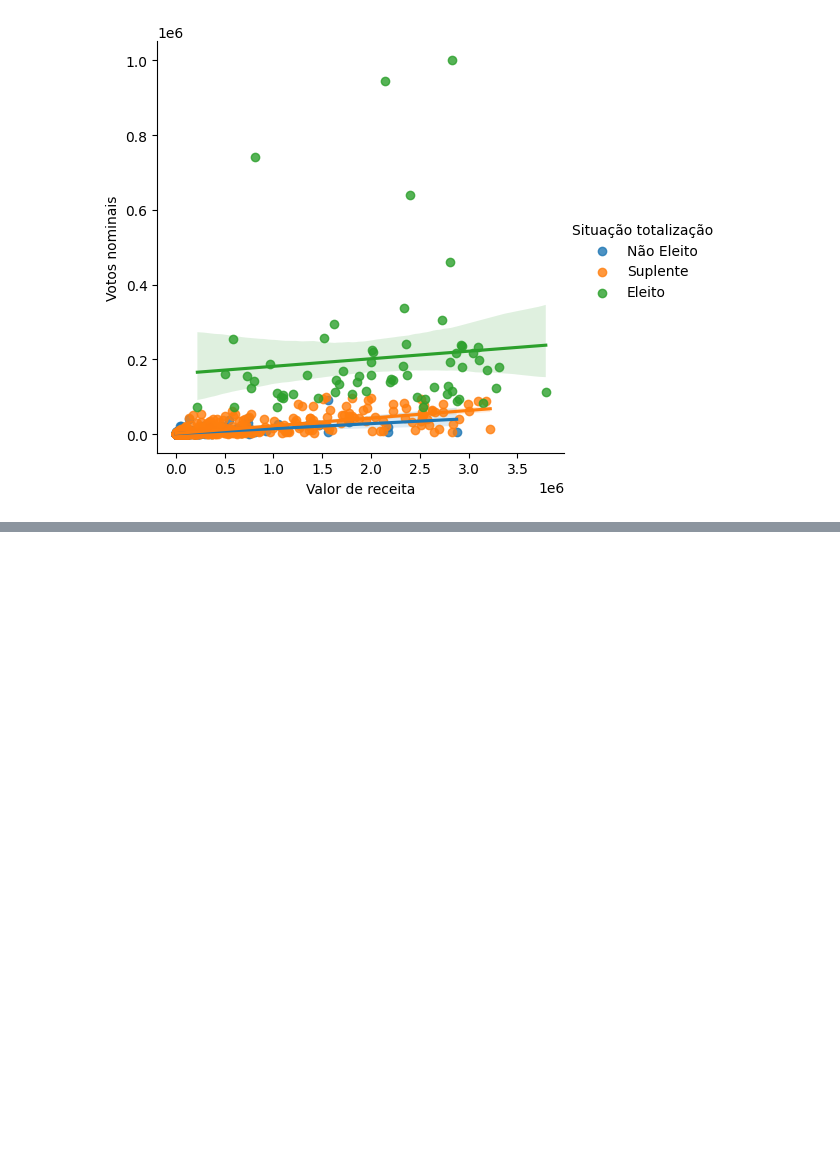
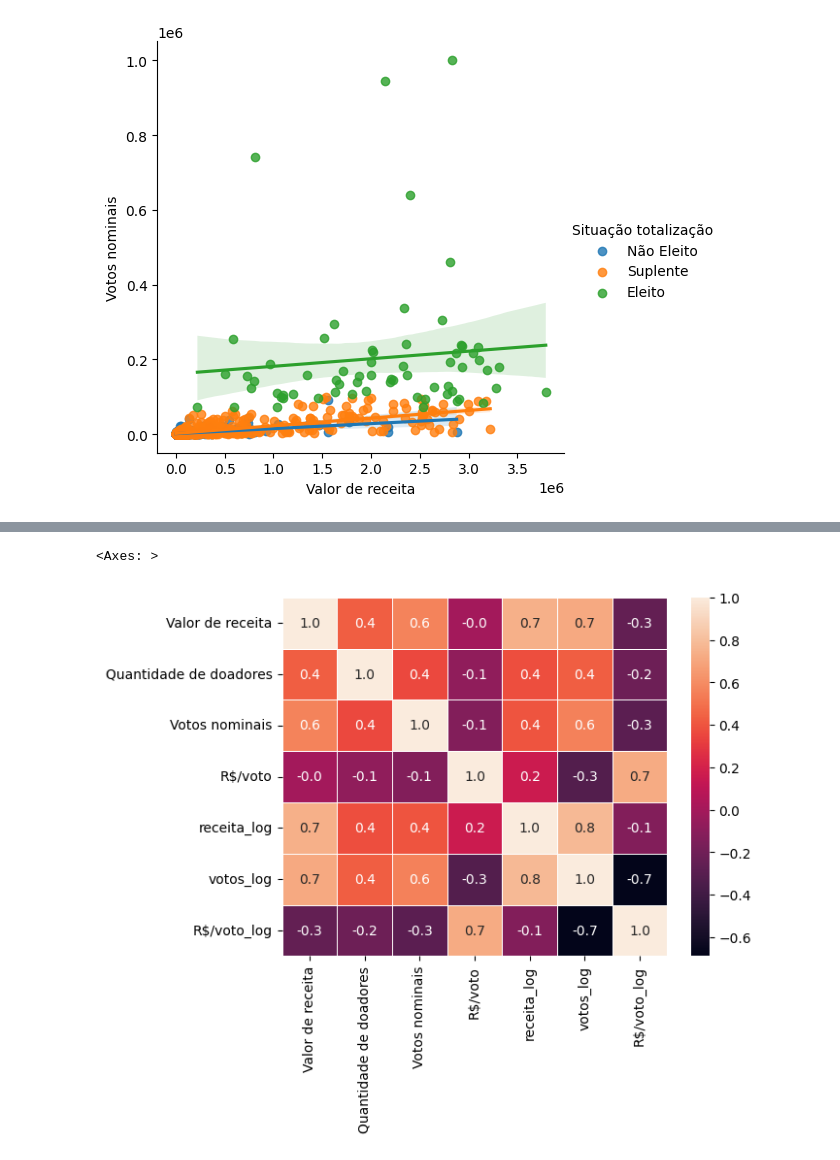
Before and after one commit to tecMTST/tutorial-de-dados, a Jupyter notebook: 99_incompletos/doacoes-eleitorais/analise_doacoes_eleitorais.ipynb, the cells around one changed output, grey strips where cells are left out. Saved outputs shown, nothing was run; the diff lists cells and outputs as text; code cells hidden in the pictures; blank space fills up the shorter version.

```diff
--- a/99_incompletos/doacoes-eleitorais/analise_doacoes_eleitorais.ipynb
+++ b/99_incompletos/doacoes-eleitorais/analise_doacoes_eleitorais.ipynb
@@ -170,0 +185,4 @@ sns.lmplot(data=df_candidatos.reset_index(), y="Votos nominais", x="Valor de rec
+# %%
+plot = sn.heatmap(df_candidatos.corr(), annot = True, fmt=".1f", linewidths=.6)
+plot
+# %% [output]
@@ -170,0 +190,2 @@ sns.lmplot(data=df_candidatos.reset_index(), y="Votos nominais", x="Valor de rec
+<Axes: >
+[figure, added]
```
Also changed, not shown: parts of 15 cells of this notebook.
